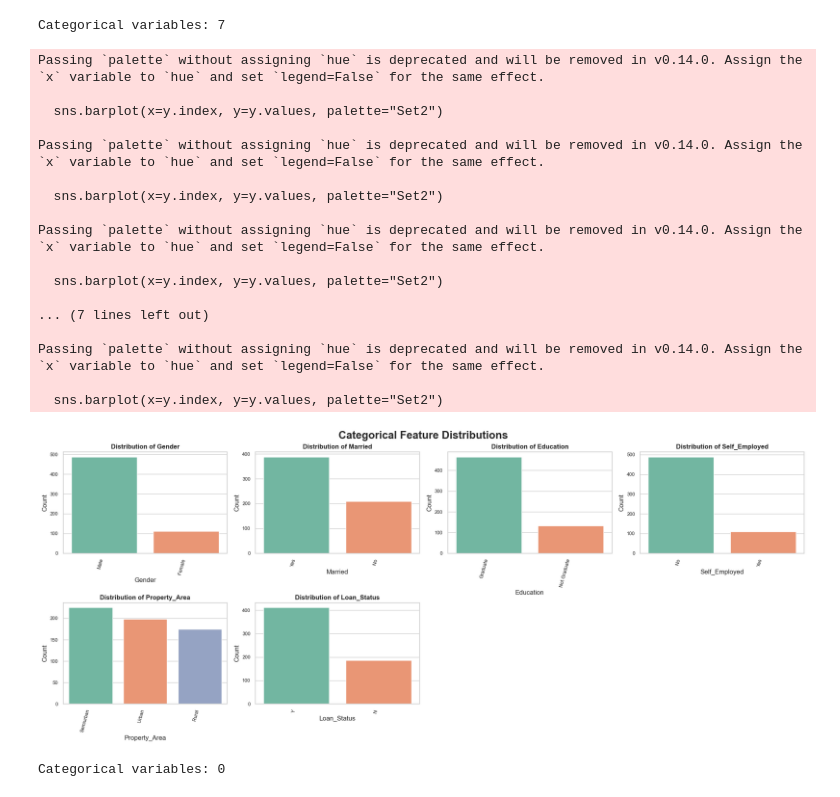
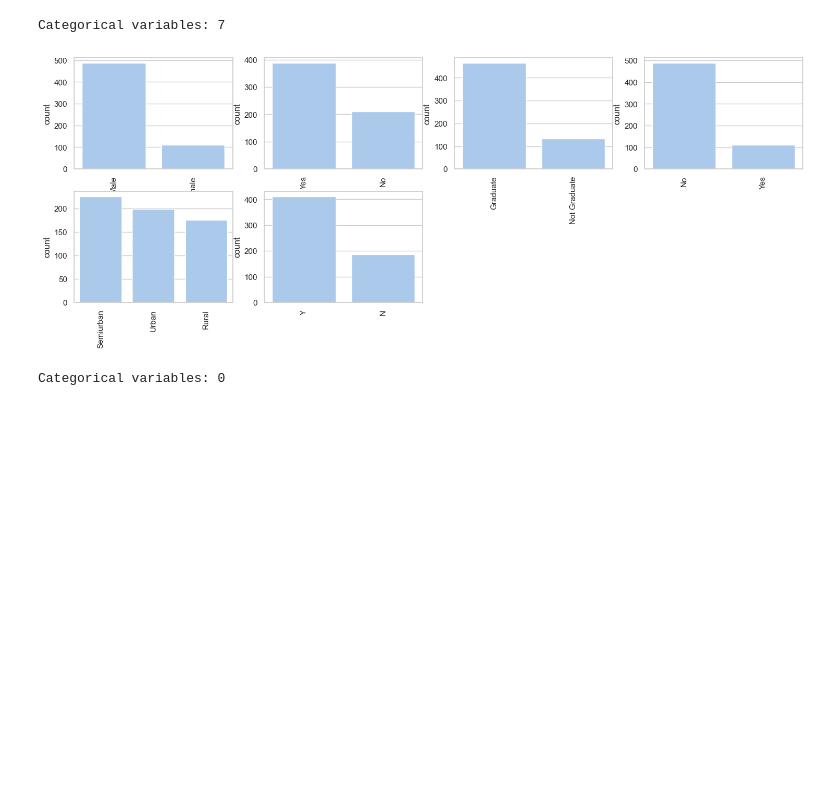
Before and after one commit to senbarnika/LOAN-LeLo, a Jupyter notebook: loan_approval_prediction/predict_approval.ipynb, the cells around one changed output. Drawn from its saved outputs; the diff is of its cells as text; code cells hidden in the pictures; blank space fills up the shorter version.

```diff
--- a/loan_approval_prediction/predict_approval.ipynb
+++ b/loan_approval_prediction/predict_approval.ipynb
@@ -26,56 +26,20 @@ Categorical variables: 7
 # %%
 # Dropping Loan_ID column
 data.drop(['Loan_ID'],axis=1,inplace=True)
-# %%
-import matplotlib.pyplot as plt
-import seaborn as sns
-
-# Apply seaborn style
-sns.set(style="whitegrid", palette="pastel")
-
-# Identify object (categorical) columns
-obj = (data.dtypes == 'object')
-object_cols = list(obj[obj].index)
-
-# Plot setup
-num_cols = 4
-num_rows = -(-len(object_cols) // num_cols)  # Ceiling division
-plt.figure(figsize=(5 * num_cols, 4 * num_rows))
-
-# Iterate and plot each categorical column
-for index, col in enumerate(object_cols, start=1):
-    plt.subplot(num_rows, num_cols, index)
-    y = data[col].value_counts().sort_values(ascending=False)
-    sns.barplot(x=y.index, y=y.values, palette="Set2")
-
-    plt.title(f'Distribution of {col}', fontsize=12, fontweight='bold')
-    plt.ylabel('Count')
-    plt.xlabel(col)
-    plt.xticks(rotation=75, ha='right', fontsize=9)
-    plt.yticks(fontsize=9)
-
-plt.tight_layout()
-plt.suptitle('Categorical Feature Distributions', fontsize=20, fontweight='bold', y=1.02)
-plt.show()
-# %% [output]
-Passing `palette` without assigning `hue` is deprecated and will be removed in v0.14.0. Assign the `x` variable to `hue` and set `legend=False` for the same effect.
-
-  sns.barplot(x=y.index, y=y.values, palette="Set2")
-
-Passing `palette` without assigning `hue` is deprecated and will be removed in v0.14.0. Assign the `x` variable to `hue` and set `legend=False` for the same effect.
-
-  sns.barplot(x=y.index, y=y.values, palette="Set2")
-
-Passing `palette` without assigning `hue` is deprecated and will be removed in v0.14.0. Assign the `x` variable to `hue` and set `legend=False` for the same effect.
-
-  sns.barplot(x=y.index, y=y.values, palette="Set2")
-
-... (7 lines left out)
-
-Passing `palette` without assigning `hue` is deprecated and will be removed in v0.14.0. Assign the `x` variable to `hue` and set `legend=False` for the same effect.
-
-  sns.barplot(x=y.index, y=y.values, palette="Set2")
-[figure, removed]
+# %%
+obj = (data.dtypes == 'object')
+object_cols = list(obj[obj].index)
+plt.figure(figsize=(18,36))
+index = 1
+
+for col in object_cols:
+  y = data[col].value_counts()
+  plt.subplot(11,4,index)
+  plt.xticks(rotation=90)
+  sns.barplot(x=list(y.index), y=y)
+  index +=1
+# %% [output]
+[figure, added]
 # %%
 # Import label encoder
 from sklearn import preprocessing
```
Also changed, not shown: parts of 8 cells of this notebook.
